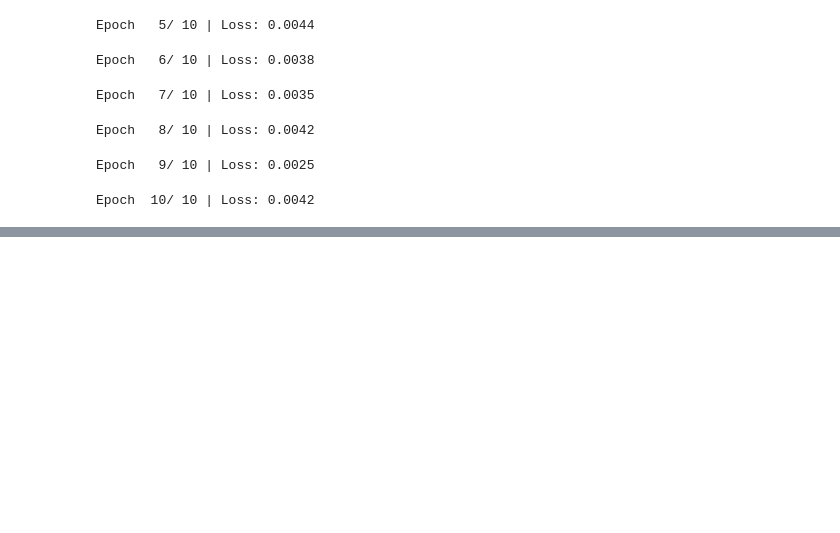
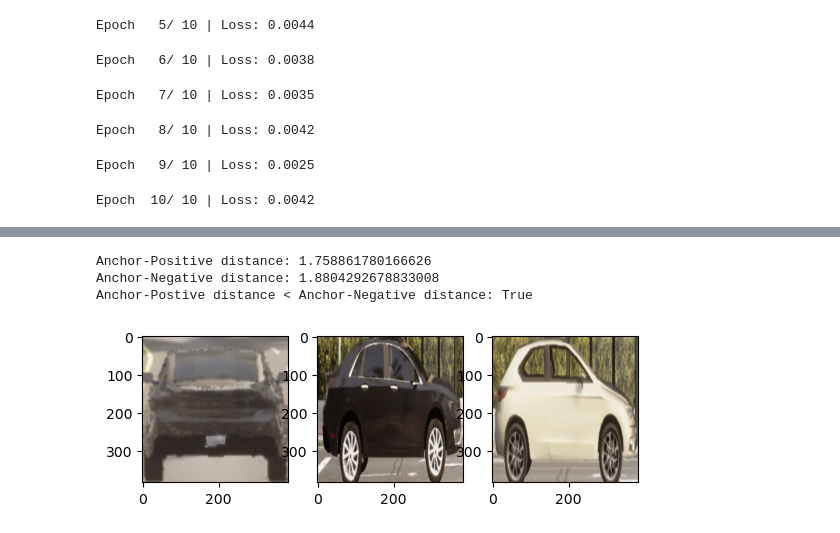
Before and after one commit to AbinashChetia/vehicle_reid, a Jupyter notebook: exp.ipynb, the cells around one changed output, grey strips where cells are left out. Cells and saved outputs as stored; diff of their text form; code cells hidden in the pictures; blank space fills up the shorter version.

```diff
--- a/exp.ipynb
+++ b/exp.ipynb
@@ -155,0 +152,11 @@ torch.save(model.state_dict(), 'trained_models/model.pth')
+# %%
+model = ViTEncoder(
+    embed_dim=256,
+    depth=4,
+    n_heads=8,
+    out_dim=512,
+)
+model.load_state_dict(torch.load('trained_models/model.pth'))
+model.to(DEVICE)
+
+model.eval()
@@ -155,0 +181,60 @@ torch.save(model.state_dict(), 'trained_models/model.pth')
+# %%
+# Define transformations
+transform = transforms.Compose([
+    transforms.Resize((384, 384)),
+    transforms.ToTensor(),
+    transforms.Normalize(mean=[0.485, 0.456, 0.406], std=[0.229, 0.224, 0.225]),
+])
+
+# Initialize dataset and dataloader
+dataset = VehicleReIDDataset(root_dir='data/prepared_VeRi_CARLA_dataset/test', transform=transform)
+dataloader = DataLoader(dataset, batch_size=250, shuffle=True)
+
+# select a batch of images and labels
+images, labels = next(iter(dataloader))
+images = images.to(DEVICE)
+
+# Select three images as (anchor, positive, negative)
+anchor_img = images[0]
+anchor_label = labels[0]
+
+positive_indices = np.where(labels == anchor_label)[0]
+positive_img = images[positive_indices[1]]
+
+negative_indices = np.where(labels != anchor_label)[0]
+negative_img = images[negative_indices[0]]
+
+anchor = anchor_img.unsqueeze(0)
+positive = positive_img.unsqueeze(0)
+negative = negative_img.unsqueeze(0)
+
+# Extract embeddings
+anchor_embedding = model(anchor)
+positive_embedding = model(positive)
+negative_embedding = model(negative)
+
+# Compute pairwise distances
+anchor_positive_distance = torch.cdist(anchor_embedding, positive_embedding)
+anchor_negative_distance = torch.cdist(anchor_embedding, negative_embedding)
+
+print(f'Anchor-Positive distance: {anchor_positive_distance.item()}')
+print(f'Anchor-Negative distance: {anchor_negative_distance.item()}')
+
+print(f'Anchor-Postive distance < Anchor-Negative distance: {(anchor_positive_distance < anchor_negative_distance).item()}')
+
+# unnormlize the images
+anchor_img = anchor_img * torch.tensor([0.229, 0.224, 0.225]).view(3, 1, 1) + torch.tensor([0.485, 0.456, 0.406]).view(3, 1, 1)
+positive_img = positive_img * torch.tensor([0.229, 0.224, 0.225]).view(3, 1, 1) + torch.tensor([0.485, 0.456, 0.406]).view(3, 1, 1)
+negative_img = negative_img * torch.tensor([0.229, 0.224, 0.225]).view(3, 1, 1) + torch.tensor([0.485, 0.456, 0.406]).view(3, 1, 1)
+
+# visualize the images
+fig, ax = plt.subplots(1, 3)
+ax[0].imshow(anchor_img.permute(1, 2, 0).cpu().numpy())
+ax[1].imshow(positive_img.permute(1, 2, 0).cpu().numpy())
+ax[2].imshow(negative_img.permute(1, 2, 0).cpu().numpy())
+plt.show()
+# %% [output]
+Anchor-Positive distance: 1.758861780166626
+Anchor-Negative distance: 1.8804292678833008
+Anchor-Postive distance < Anchor-Negative distance: True
+[figure, added]
```
Also changed, not shown: parts of 8 cells of this notebook.
